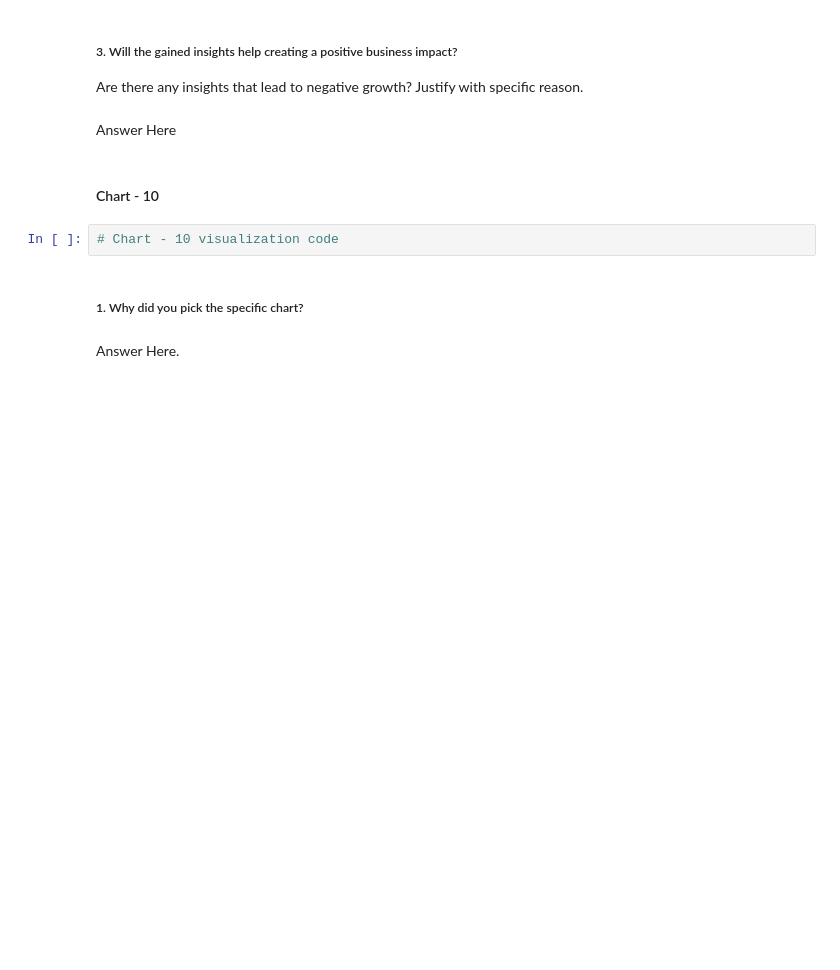
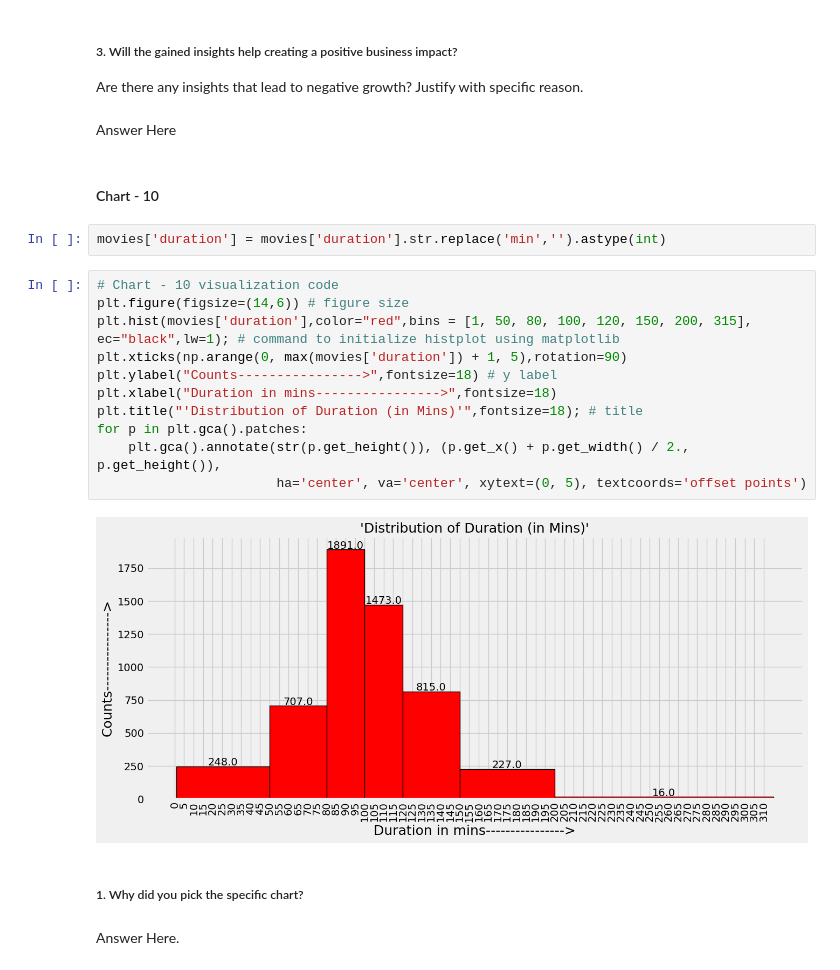
Before and after one commit to amol004/NETFLIX-MOVIES-AND-TV-SHOWS-CLUSTERING, a Jupyter notebook: NETFLIX_MOVIES_AND_TV_SHOWS_CLUSTERING.ipynb, the cells around one changed output. Saved outputs shown, nothing was run; the diff lists cells and outputs as text; blank space fills up the shorter version.

```diff
--- a/NETFLIX_MOVIES_AND_TV_SHOWS_CLUSTERING.ipynb
+++ b/NETFLIX_MOVIES_AND_TV_SHOWS_CLUSTERING.ipynb
@@ -663,8 +639,21 @@ Are there any insights that lead to negative growth? Justify with specific reaso
 Answer Here
 # %% [markdown]
 #### Chart - 10
-# %%
-# Chart - 10 visualization code
+# %%
+movies['duration'] = movies['duration'].str.replace('min','').astype(int)
+# %%
+# Chart - 10 visualization code
+plt.figure(figsize=(14,6)) # figure size
+plt.hist(movies['duration'],color="red",bins = [1, 50, 80, 100, 120, 150, 200, 315], ec="black",lw=1); # command to initialize histplot using matplotlib
+plt.xticks(np.arange(0, max(movies['duration']) + 1, 5),rotation=90)
+plt.ylabel("Counts---------------->",fontsize=18) # y label
+plt.xlabel("Duration in mins---------------->",fontsize=18)
+plt.title("'Distribution of Duration (in Mins)'",fontsize=18); # title
+for p in plt.gca().patches:
+    plt.gca().annotate(str(p.get_height()), (p.get_x() + p.get_width() / 2., p.get_height()),
+                       ha='center', va='center', xytext=(0, 5), textcoords='offset points')
+# %% [output]
+[figure, added]
 # %% [markdown]
 ##### 1. Why did you pick the specific chart?
 # %% [markdown]
```
Also changed, not shown: parts of 12 cells of this notebook.
